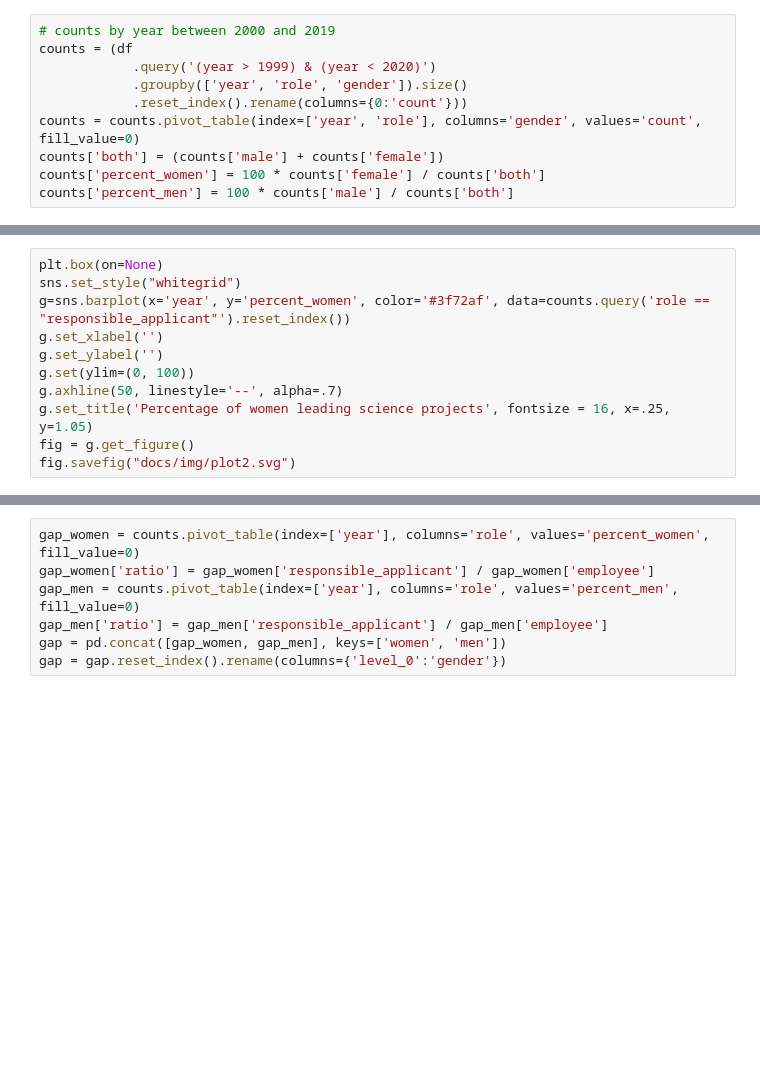
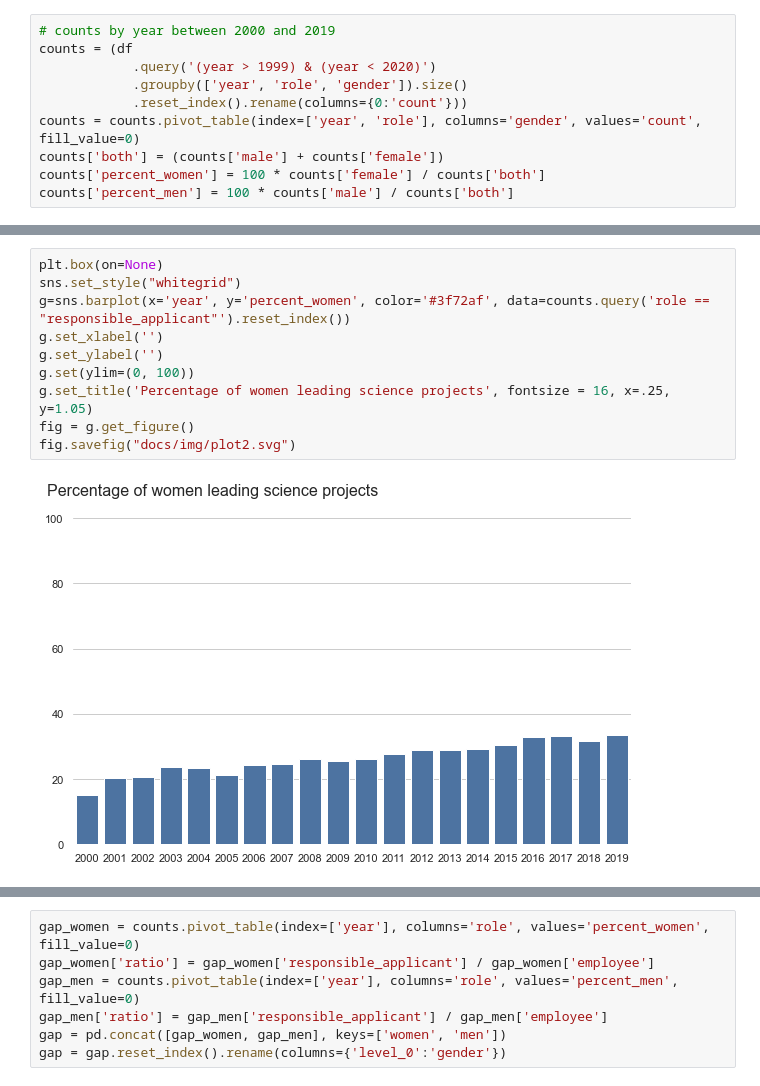
Before and after one commit to zambujo/p3data, a Jupyter notebook: slide_deck.ipynb, the cells around one changed output, grey strips where cells are left out. Saved outputs shown, nothing was run; the diff lists cells and outputs as text; blank space fills up the shorter version.

```diff
--- a/slide_deck.ipynb
+++ b/slide_deck.ipynb
@@ -86,14 +124,15 @@ counts.query('role=="responsible_applicant"')
 # %%
 plt.box(on=None)
 sns.set_style("whitegrid")
 g=sns.barplot(x='year', y='percent_women', color='#3f72af', data=counts.query('role == "responsible_applicant"').reset_index())
 g.set_xlabel('')
 g.set_ylabel('')
 g.set(ylim=(0, 100))
-g.axhline(50, linestyle='--', alpha=.7)
 g.set_title('Percentage of women leading science projects', fontsize = 16, x=.25, y=1.05)
 fig = g.get_figure()
 fig.savefig("docs/img/plot2.svg")
+# %% [output]
+[figure, added]
 # %% [markdown]
 ## Share of women leading science projects
 
```
Also changed, not shown: parts of 9 cells of this notebook, 4 other files.
